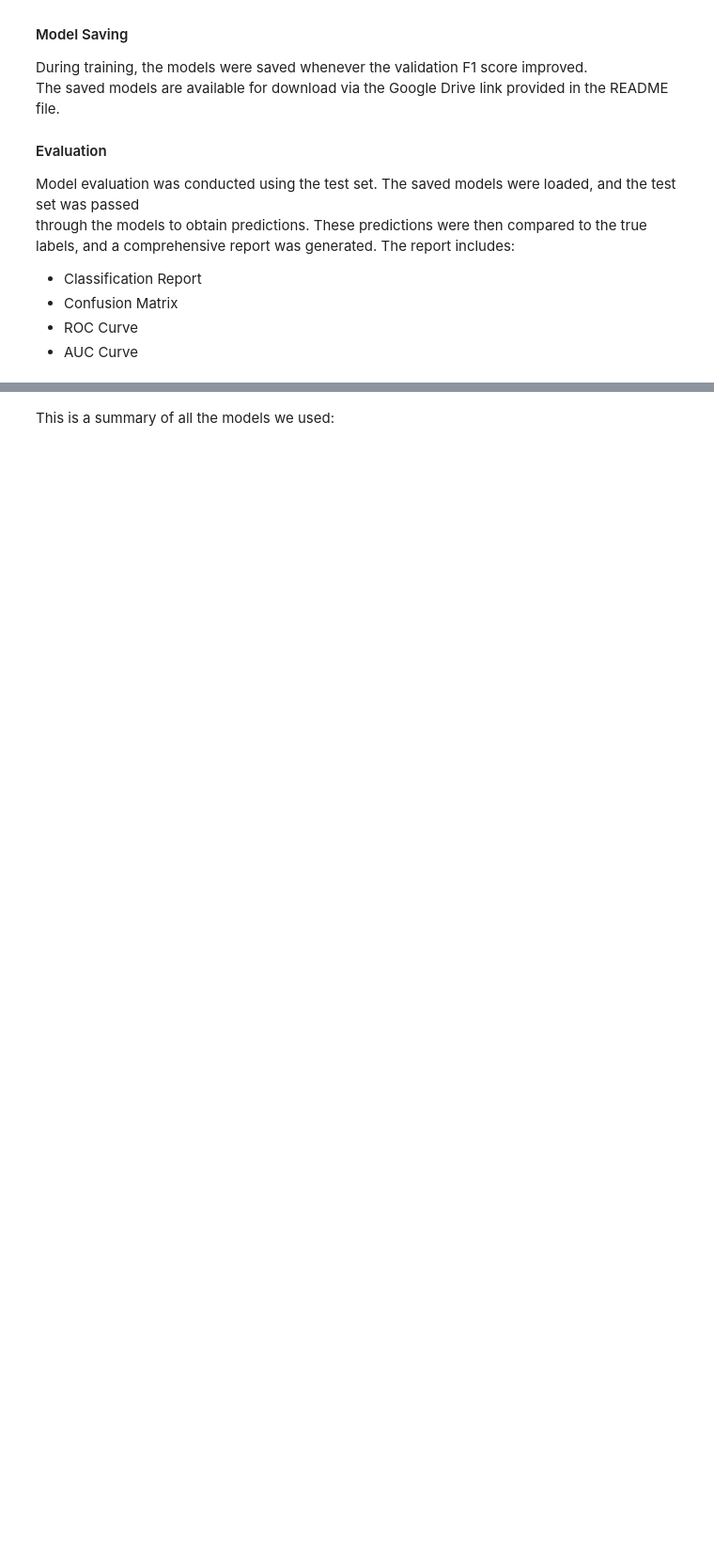
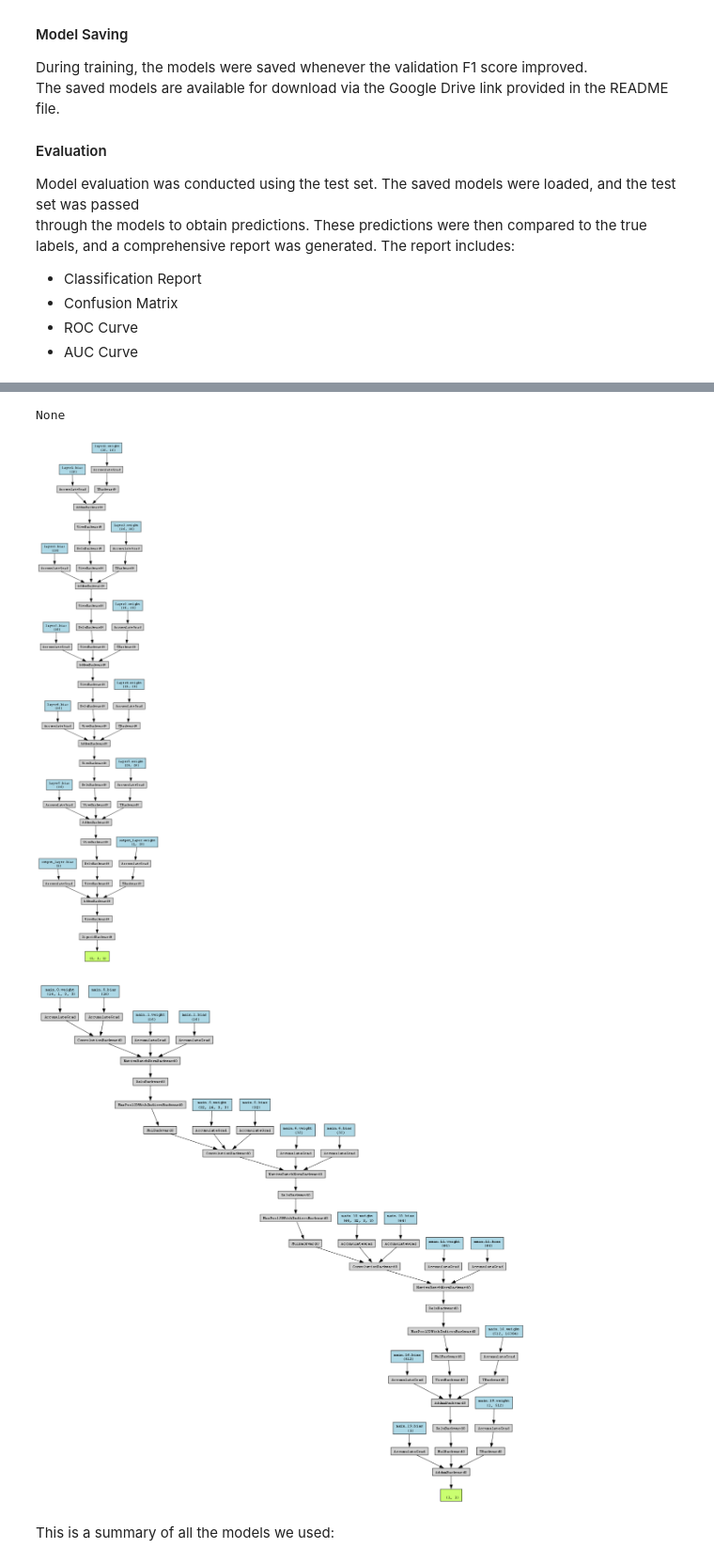
Before and after one commit to annkou/DeepFake-Voice-Recognition, a Jupyter notebook: Introduction.ipynb, the cells around one changed output, grey strips where cells are left out. Shown at 94% size. Cells and saved outputs as stored; diff of their text form; code cells hidden in the pictures; blank space fills up the shorter version.

Commit message:
mention architectures and from images

```diff
--- a/Introduction.ipynb
+++ b/Introduction.ipynb
@@ -314,0 +348,47 @@ model_viz.render("melgram_cnn_model", directory="images", cleanup=True)
+# %%
+from torchviz import make_dot
+import torch
+from dl.models import audio_features_cnn, audio_features_nn, melgram_cnn
+from torchsummary import summary
+import os
+
+device = torch.device("cuda" if torch.cuda.is_available() else "cpu")
+
+# os.environ["PATH"] += os.pathsep + 'C:/Program Files/Graphviz/bin'
+
+################ Architecture picture of best NN model #################
+# model = audio_features_nn.AudioFeatureNN1(26,1)
+# dummy_input = torch.randn(1, 1, 26)
+# # Use torchviz to create a graph of the model
+# model_viz = make_dot(model(dummy_input), params=dict(model.named_parameters()))
+# model_viz.format = "png"
+# model_viz.render("audiofeatures_nn_model", directory="images", cleanup=True)
+
+################ Architecture picture of best CNN model #################
+# model = melgram_cnn.MelgramCNN1()
+# dummy_input = torch.randn(1, 1, 128, 128)
+# # Use torchviz to create a graph of the model
+# model_viz = make_dot(model(dummy_input), params=dict(model.named_parameters()))
+# model_viz.format = "png"
+# model_viz.render("melgram_cnn_model", directory="images", cleanup=True)
+
+print("Best NN model architecture")
+# show image stored in images folder
+# in the best resolution
+model = audio_features_nn.AudioFeatureNN1(26, 1).to("cuda")
+plt.figure(figsize=(15, 40))
+img = plt.imread("images/audiofeatures_nn_model.png")
+plt.imshow(img)
+plt.axis("off")
+display(summary(model, (1, 26)))
+
+print("Best CNN model architecture")
+# show image stored in images folder
+# in the best resolution
+model = melgram_cnn.MelgramCNN1().to("cuda")
+plt.figure(figsize=(15, 40))
+img = plt.imread("images/melgram_cnn_model.png")
+plt.imshow(img)
+plt.axis("off")
+display(summary(model, (1, 128, 128)))
+# %% [output]
@@ -315,3 +430,6 @@ model_viz.render("melgram_cnn_model", directory="images", cleanup=True)
+None
+[figure, added]
+[figure, added]
 # %% [markdown]
 This is a summary of all the models we used:
 # %% [markdown]
```
Also changed, not shown: parts of 6 cells of this notebook, 3 other files.
